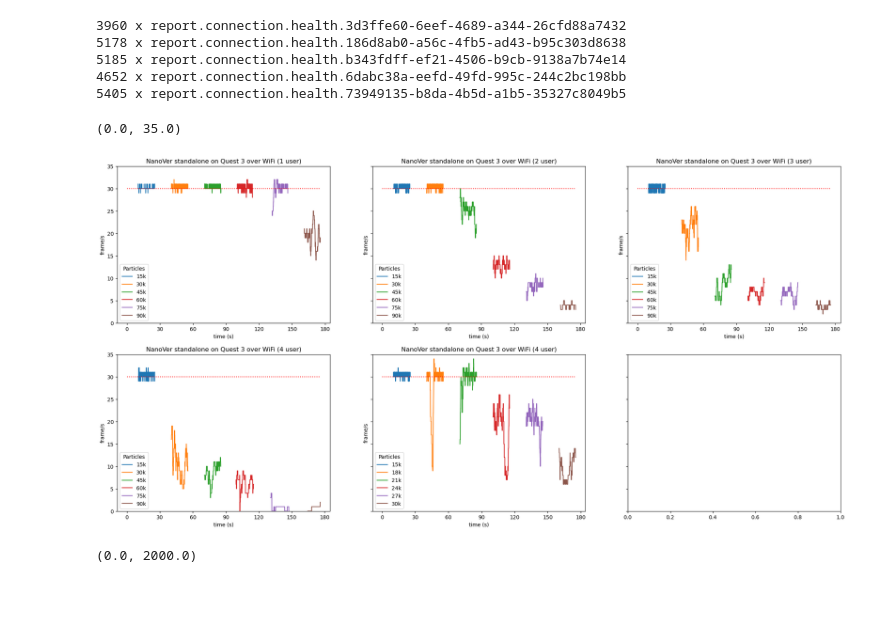
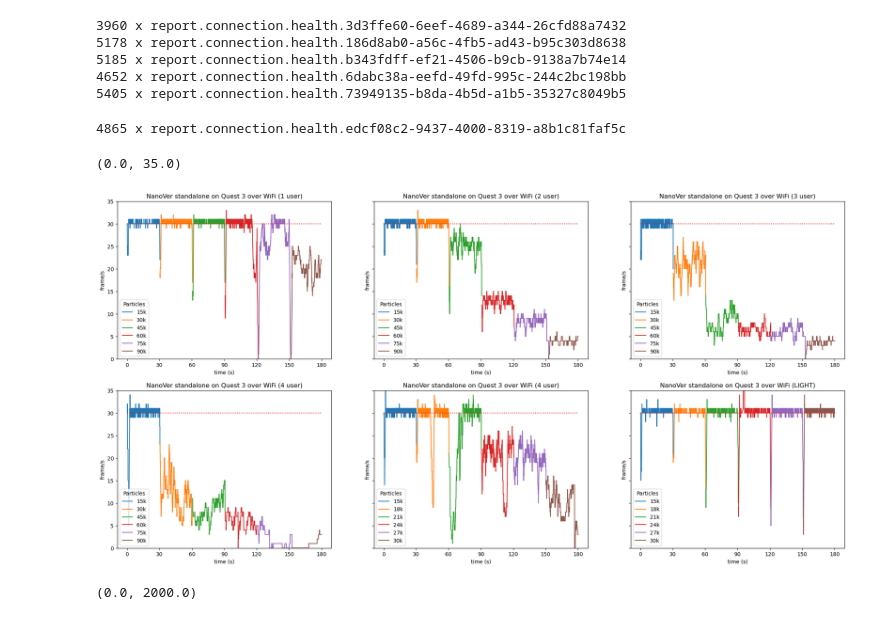
Before and after one commit to IRL2/nanover-server-py, a Jupyter notebook: tutorials/performance/perf-analysis.ipynb, the cells around one changed output. Saved outputs shown, nothing was run; the diff lists cells and outputs as text; code cells hidden in the pictures; blank space fills up the shorter version.

Commit message:
put simulation name in state, discard frames from recording, determine particle count from simulation name

```diff
--- a/tutorials/performance/perf-analysis.ipynb
+++ b/tutorials/performance/perf-analysis.ipynb
@@ -2,6 +2,7 @@
 from contextlib import suppress
 from nanover.recording import NanoverRecordingReader
 from nanover.trajectory import MissingDataError
+import re
 
 def read_recording(path):
     health_key = None
@@ -20,6 +21,26 @@ def read_recording(path):
 
     print(len(data), "x", health_key)
     return data
+
+def read_recording_light(path):
+    health_key = None
+    data = []
+
+    with NanoverRecordingReader.from_path(path) as reader:
+        for entry, change in reader.iter_state_updates():
+            for key in change.updates:
+                if "report.connection.health" in key:
+                    health_key = key
+
+        for event in reader.iter_max():
+            if event.next_state_event is not None:
+                with suppress(MissingDataError):
+                    count = int(re.search('0*([0-9]+)', event.next_state.get("simulation.name"), re.IGNORECASE).group(1))
+
+                    data.append({ "particles": count, "timestamp": event.timestamp, **event.next_state.get(health_key) })
+
+    print(len(data), "x", health_key)
+    return data
 # %%
 SOLVENT_HIDDEN_1_USER_0_DUMMY_APK = read_recording("solvent-hidden-1-user.nanover.zip")
 SOLVENT_HIDDEN_1_USER_1_DUMMY_APK = read_recording("solvent-hidden-1-user-1-dummy.nanover.zip")
@@ -91,39 +112,46 @@ DATASETS_REDO = [
 5185 x report.connection.health.b343fdff-ef21-4506-b9cb-9138a7b74e14
 4652 x report.connection.health.6dabc38a-eefd-49fd-995c-244c2bc198bb
 5405 x report.connection.health.73949135-b8da-4b5d-a1b5-35327c8049b5
+# %%
+DATASETS_LIGHT = [
+    (read_recording_light("FAKE.nanover.zip"), "LIGHT"),
+]
+# %% [output]
+4865 x report.connection.health.edcf08c2-9437-4000-8319-a8b1c81faf5c
 # %%
 import matplotlib.pyplot as plt
 import numpy as np
 
 f, axes = plt.subplots(2, 3, sharey=True)
 f.set_figwidth(25)
 f.set_figheight(12)
 
-for i, (DATASET, LABEL) in enumerate(DATASETS_REDO):
+for i, (DATASET, LABEL) in enumerate(DATASETS_REDO + DATASETS_LIGHT):
     COUNTS = sorted(set(line["particles"] for line in DATASET))
 
     ax = axes.flatten()[i]
     ax.set_xlabel("time (s)")
     ax.set_ylabel("frame/s")
 
     for count in COUNTS:
         DATA = [[line["timestamp"] / 10**6, line["frame"]] for line in DATASET if line["particles"] == count]
-        third = len(DATA) // 3
-        sixth = len(DATA) // 6
-        DATA_X, DATA_Y = [pair[0] for pair in DATA][third:-sixth], [pair[1] for pair in DATA][third:-sixth]
+        # third = len(DATA) // 3
+        # sixth = len(DATA) // 6
+        # DATA_X, DATA_Y = [pair[0] for pair in DATA][third:-sixth], [pair[1] for pair in DATA][third:-sixth]
+        DATA_X, DATA_Y = [pair[0] for pair in DATA], [pair[1] for pair in DATA]
         ax.plot(DATA_X, DATA_Y, label=f"{count//1000}k")
 
     ax.legend(title="Particles", loc="lower left")
     ax.title.set_text(f"NanoVer standalone on Quest 3 over WiFi ({LABEL})")
     ax.hlines(30, 0, max(DATA_X), color="red", linestyles="dotted")
-    ax.set_xticks([x*30 for x in range(len(DATASETS)+2)])
+    ax.set_xticks([x*30 for x in range(len(DATASETS_REDO)+2)])
     ax.legend(title="Particles", loc="lower left")
 
 plt.ylim(top=35, bottom=0)
 # plt.ylim(top=250)
 # %% [output]
 (0.0, 35.0)
-[figure, old version]
+[figure, new version]
 # %%
 import matplotlib.pyplot as plt
 import numpy as np
```
Also changed, not shown: 3 other files.
